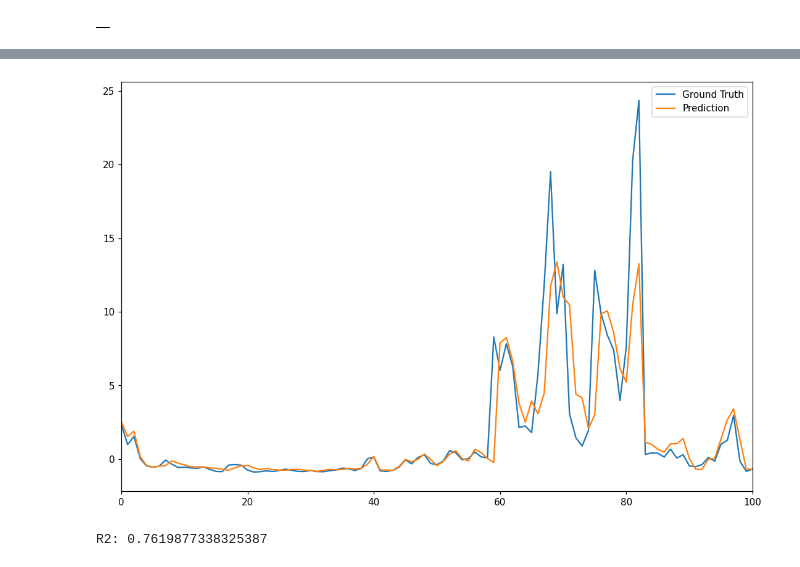
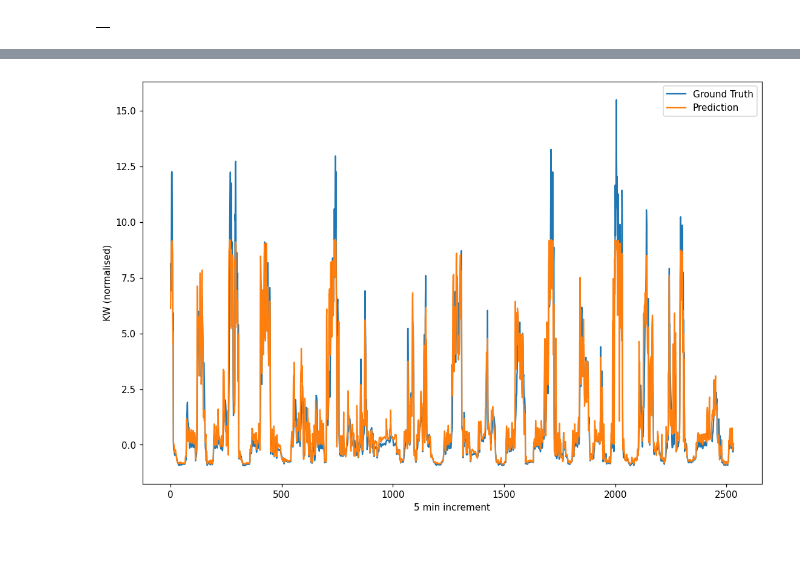
Before and after one commit to Gunisalvo/ppget-aprendizado-de-maquinas, a Jupyter notebook: 005_LSTM.ipynb, the cells around one changed output, grey strips where cells are left out. Cells and saved outputs as stored; diff of their text form; code cells hidden in the pictures.

```diff
--- a/005_LSTM.ipynb
+++ b/005_LSTM.ipynb
@@ -1,9 +1,14 @@
 # %%
 import IPython.display
 from ppget.source import DataSource
+import os
+os.environ['TF_CPP_MIN_LOG_LEVEL'] = '3'
+import tensorflow as tf
+import logging
+tf.get_logger().setLevel(logging.ERROR)
 
 A_DAY = 60 * 24
-DAYS_OF_DATA = 30
+DAYS_OF_DATA = 90
 
 # [step] marks the percentage of time advance proportional to the data cursor [size]
 source = DataSource("./data/household_power_consumption.txt", size=DAYS_OF_DATA * A_DAY, step=0.33)
@@ -15,11 +20,10 @@ source.frame.head()
 # %%
 from ppget.model import Model
 
-WINDOW = 25
-LEARNING_RATE = 0.00075
+WINDOW = 48
 MODEL_TYPE = "lstm"
 
 model = Model(name="test", model_type=MODEL_TYPE, window=WINDOW)
-model.compile(LEARNING_RATE)
+model.compile()
 model.describe()
 # %% [output]
@@ -43,11 +43,10 @@ _________________________________________________________________
 # %%
-BATCH_SIZE = 32
-
-frame = source.__next__()
+frame = next(source)
 # window groups a measurements into a vector of size [sequence_length]
 window = frame.generate_window(train_test_split=0.9, sequence_length=WINDOW)
 
 # Data is normalized per window [not global!]
 X_train, y_train = window.train_data(True)
 X_test, y_test = window.test_data(True)
+print(f"{X_train.shape} {X_test.shape}")
 # %% [output]
@@ -74,14 +74,0 @@ Wall time: 482 ms
-# %%
-import matplotlib.pyplot as plt
-
-def report_results(expected, predicted, range_limit=None):
-    plt.figure(figsize=(12, 8), dpi=110)
-    if range_limit:
-        plt.xlim(range_limit)
-    plt.plot(expected, label='Ground Truth')
-    plt.plot(predicted, label='Prediction')
-    plt.legend()
-    plt.savefig(f"img/model_{MODEL_TYPE}_{WINDOW}_{range_limit}.png")
-    plt.show()
-
-report_results(y_test, predictions)
@@ -90,11 +75,6 @@ report_results(y_test, predictions)
-# %%
-report_results(y_test, predictions, [0, 100])
-# %% [output]
-[figure, removed]
-# %%
-from sklearn.metrics import r2_score
-
-r2 = r2_score(y_test, predictions)
-print(f"R2: {r2}")
-# %% [output]
-R2: 0.7619877338325387
+# %%
+from ppget.reports import report_results
+
+r2 = report_results(y_test, predictions, MODEL_TYPE, WINDOW)
+# %% [output]
+[figure, added]
```
Also changed, not shown: parts of 9 cells of this notebook, 44 other files.
